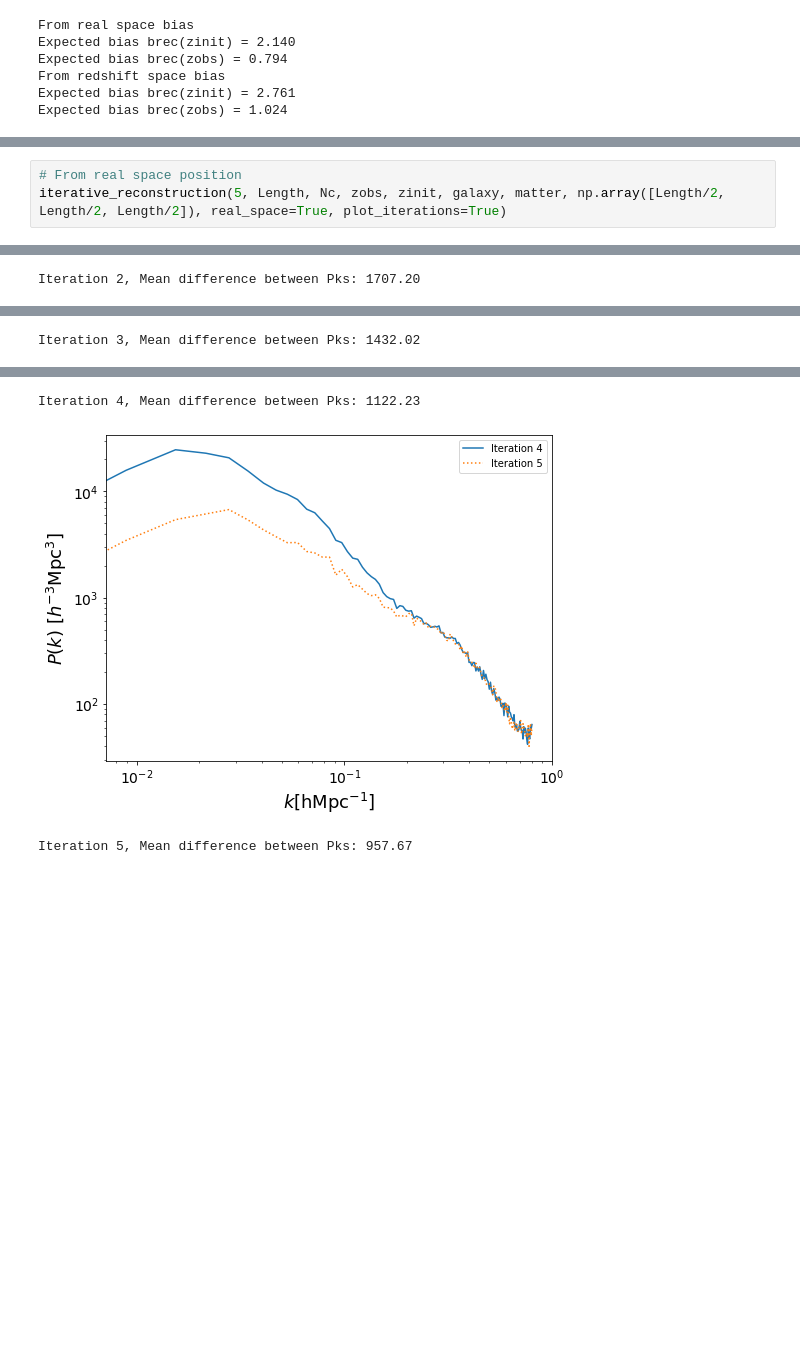
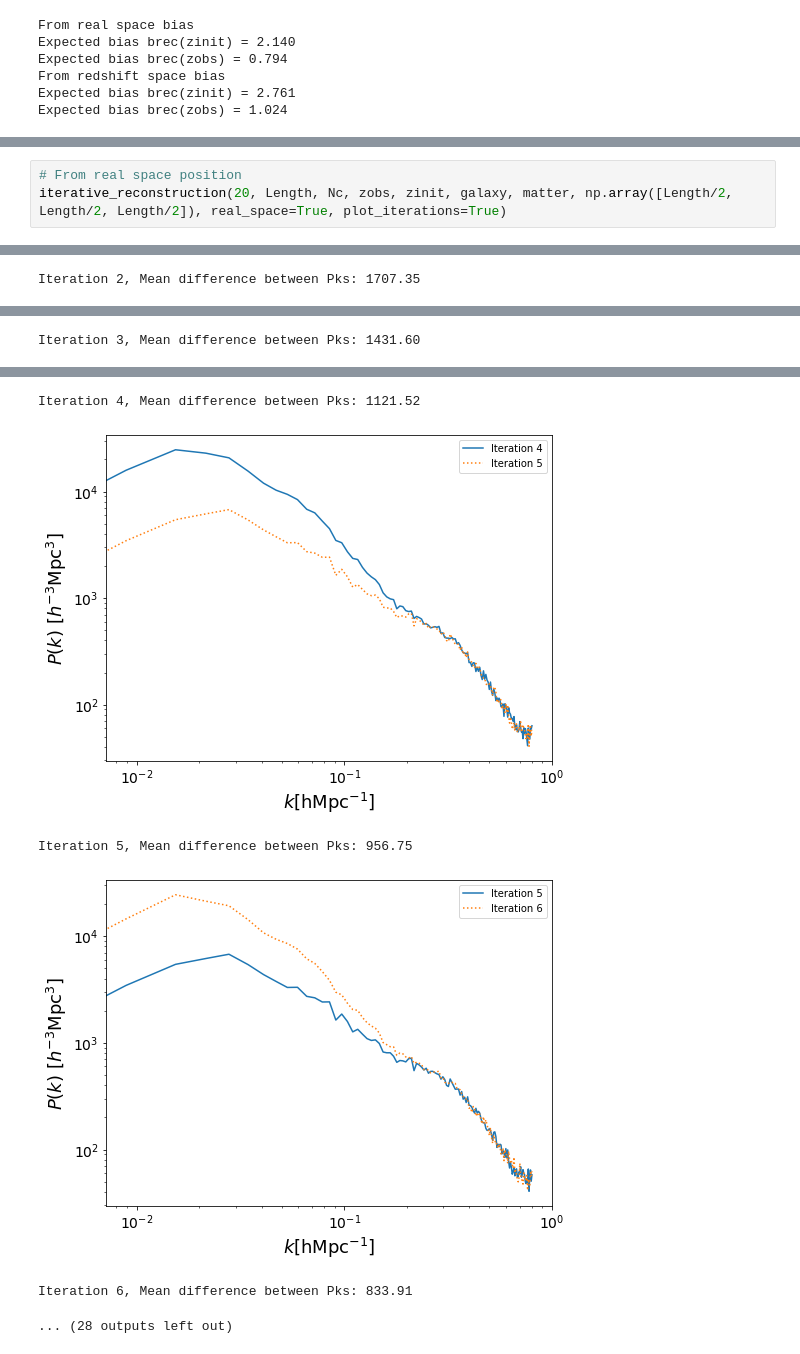
Before and after one commit to pablocoque/nbody_tfm_routines, a Jupyter notebook: mymocks/reconstruction_iter.ipynb, the cells around one changed output, grey strips where cells are left out. Saved outputs shown, nothing was run; the diff lists cells and outputs as text; blank space fills up the shorter version.

```diff
--- a/mymocks/reconstruction_iter.ipynb
+++ b/mymocks/reconstruction_iter.ipynb
@@ -91,17 +90,20 @@ bias (redshift) POST= 3.610(z=3.00),1.339(z=0.30)
 # %%
 # From real space position
-iterative_reconstruction(5, Length, Nc, zobs, zinit, galaxy, matter, np.array([Length/2, Length/2, Length/2]), real_space=True, plot_iterations=True)
+iterative_reconstruction(20, Length, Nc, zobs, zinit, galaxy, matter, np.array([Length/2, Length/2, Length/2]), real_space=True, plot_iterations=True)
 # %% [output]
 [figure]
 Iteration 1, Mean difference between Pks: 2984.49
 [figure]
-Iteration 2, Mean difference between Pks: 1707.20
+Iteration 2, Mean difference between Pks: 1707.35
 [figure]
-Iteration 3, Mean difference between Pks: 1432.02
+Iteration 3, Mean difference between Pks: 1431.60
 [figure]
-Iteration 4, Mean difference between Pks: 1122.23
+Iteration 4, Mean difference between Pks: 1121.52
 [figure]
-Iteration 5, Mean difference between Pks: 957.67
+Iteration 5, Mean difference between Pks: 956.75
+[figure, added]
+Iteration 6, Mean difference between Pks: 833.91
+... (28 outputs left out)
 # %%
 # Bias in real space
 bgreconr2 = evaluate_bias(galaxy, matter, tracer_pos='PositionQ')
```
Also changed, not shown: parts of 5 cells of this notebook, 1 other file.
